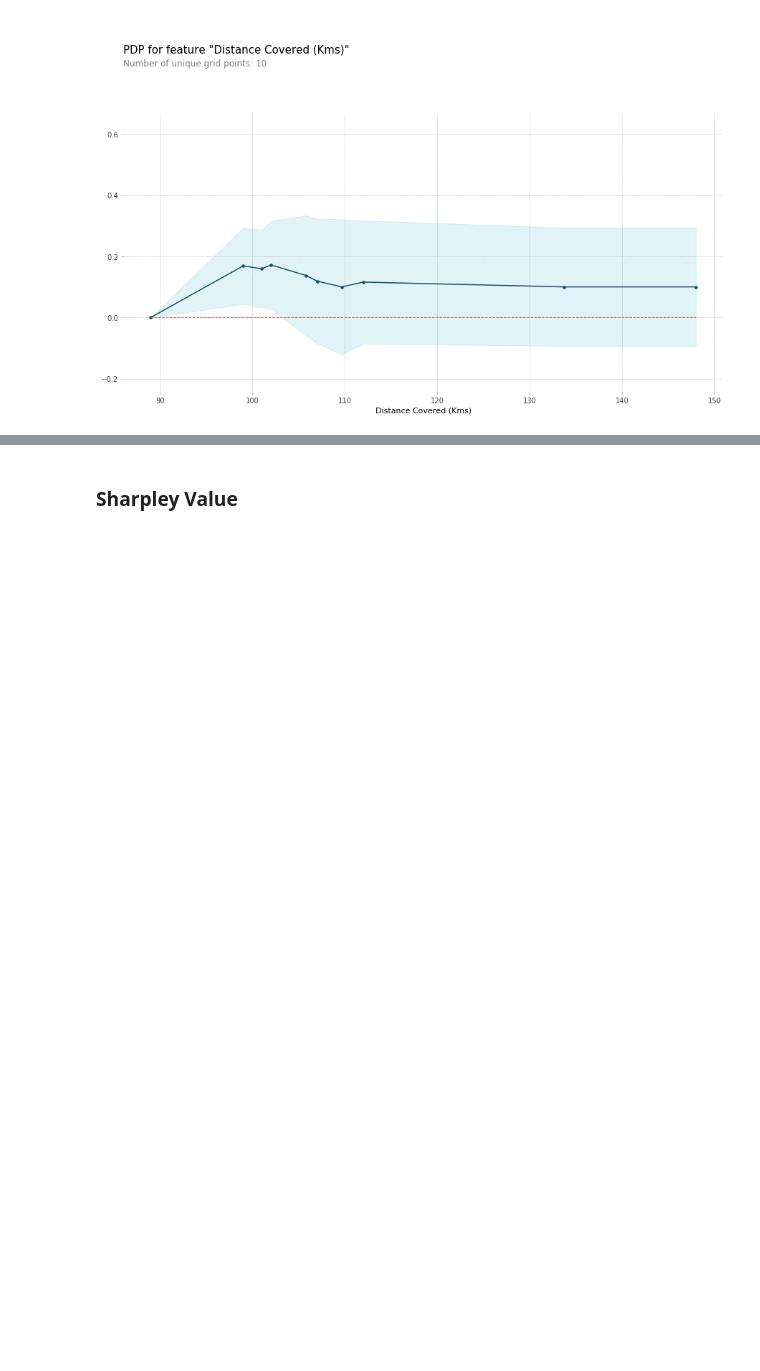
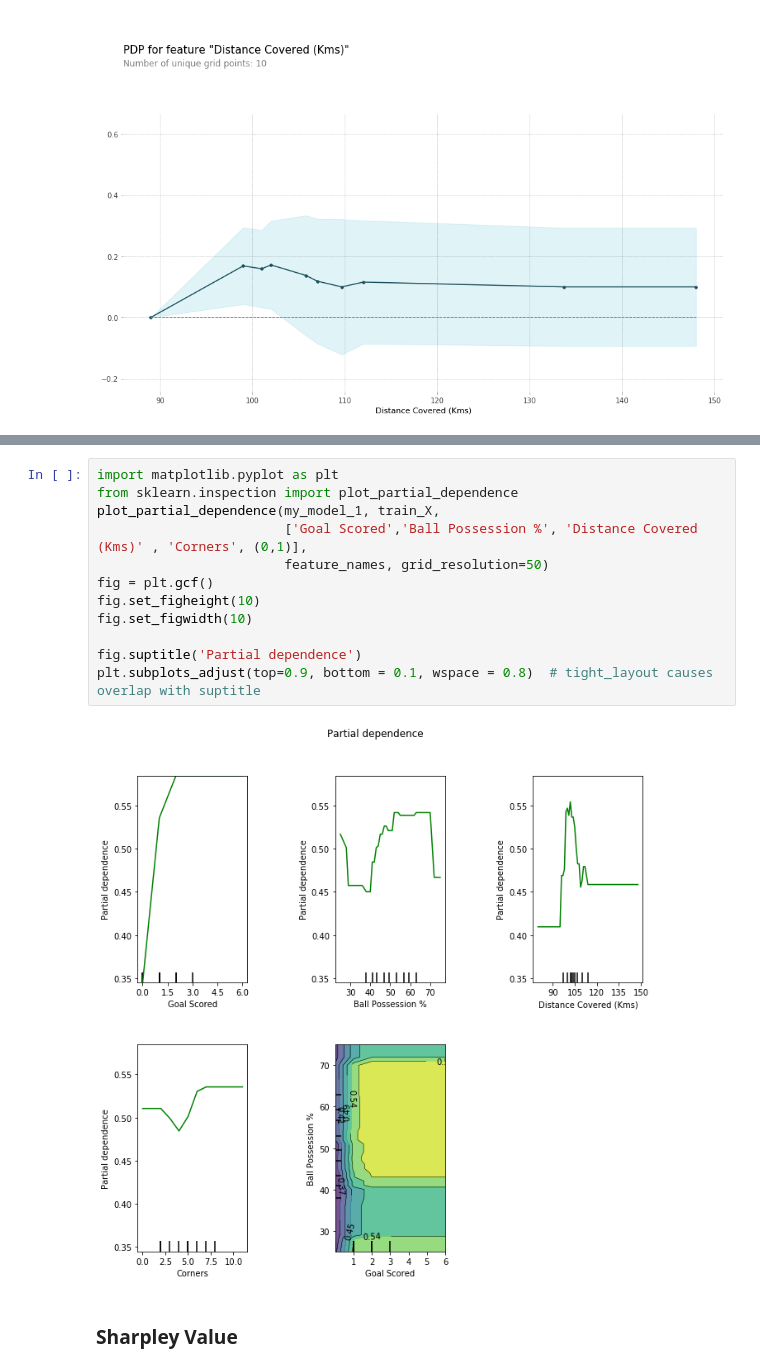
Before and after one commit to gangtao/ml-Interpretability, a Jupyter notebook: Man of Match.ipynb, the cells around one changed output, grey strips where cells are left out. Drawn from its saved outputs; the diff is of its cells as text; blank space fills up the shorter version.

```diff
--- a/Man of Match.ipynb
+++ b/Man of Match.ipynb
@@ -118,3 +141,17 @@ plt.show()
+# %%
+import matplotlib.pyplot as plt
+from sklearn.inspection import plot_partial_dependence
+plot_partial_dependence(my_model_1, train_X,
+                        ['Goal Scored','Ball Possession %', 'Distance Covered (Kms)' , 'Corners', (0,1)],
+                        feature_names, grid_resolution=50)
+fig = plt.gcf()
+fig.set_figheight(10)
+fig.set_figwidth(10)
+
+fig.suptitle('Partial dependence')
+plt.subplots_adjust(top=0.9, bottom = 0.1, wspace = 0.8)  # tight_layout causes overlap with suptitle
+# %% [output]
+[figure, added]
 # %% [markdown]
 ### Sharpley Value
 # %% [markdown]
```
Also changed, not shown: parts of 9 cells of this notebook, 1 other file.
